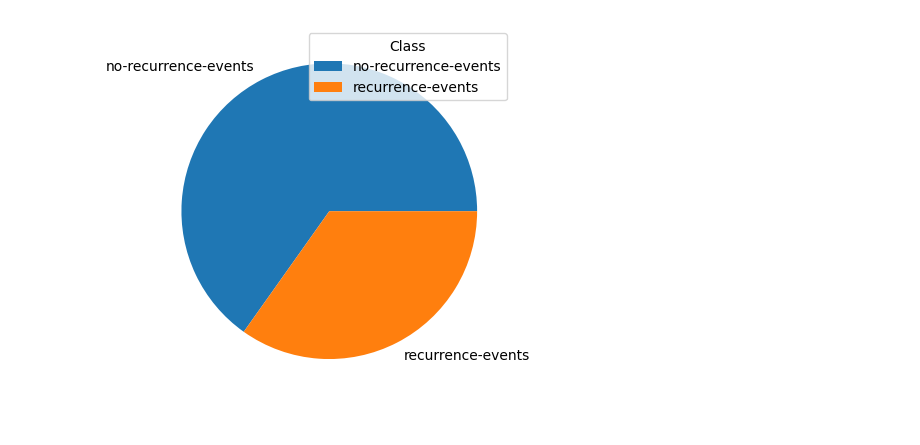
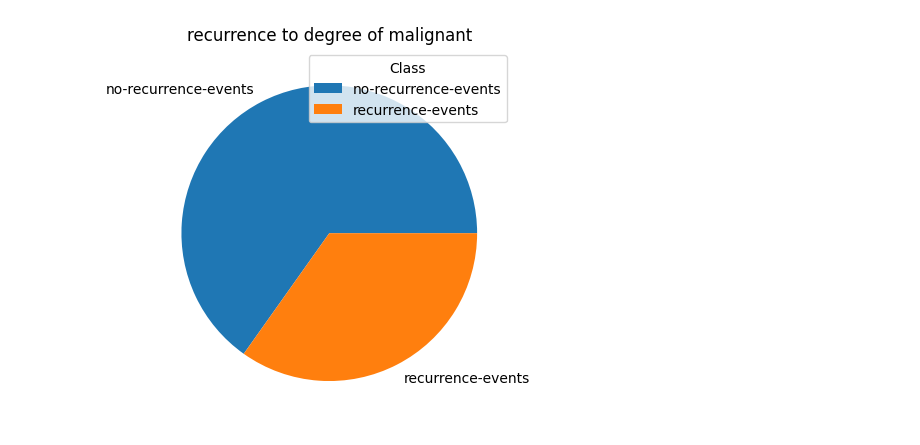
Before and after one commit to irwinjacky/Visualization-with-python, a Jupyter notebook: imagine.ipynb, the cells around one changed output. Drawn from its saved outputs; the diff is of its cells as text; code cells hidden in the pictures.

```diff
--- a/imagine.ipynb
+++ b/imagine.ipynb
@@ -29,13 +16,14 @@ Index(['class', 'age', 'menopause', 'tumor_size', 'inv_nodes', 'node_caps',
 # %%
 #group data want to show in pie chart
 pi_data = data.groupby('class').sum()
 y_one = pi_data.values.flatten()
-
+#find the labels
 labels_one = pi_data.index
 
-
+#plot the pie chart
 plt.pie(y_one, labels = labels_one)
+plt.title('recurrence to degree of malignant')
 plt.legend(title = 'Class')
 plt.show()
 # %% [output]
-[figure, old version]
+[figure, new version]
```
Also changed, not shown: parts of 5 cells of this notebook, 1 other file.
